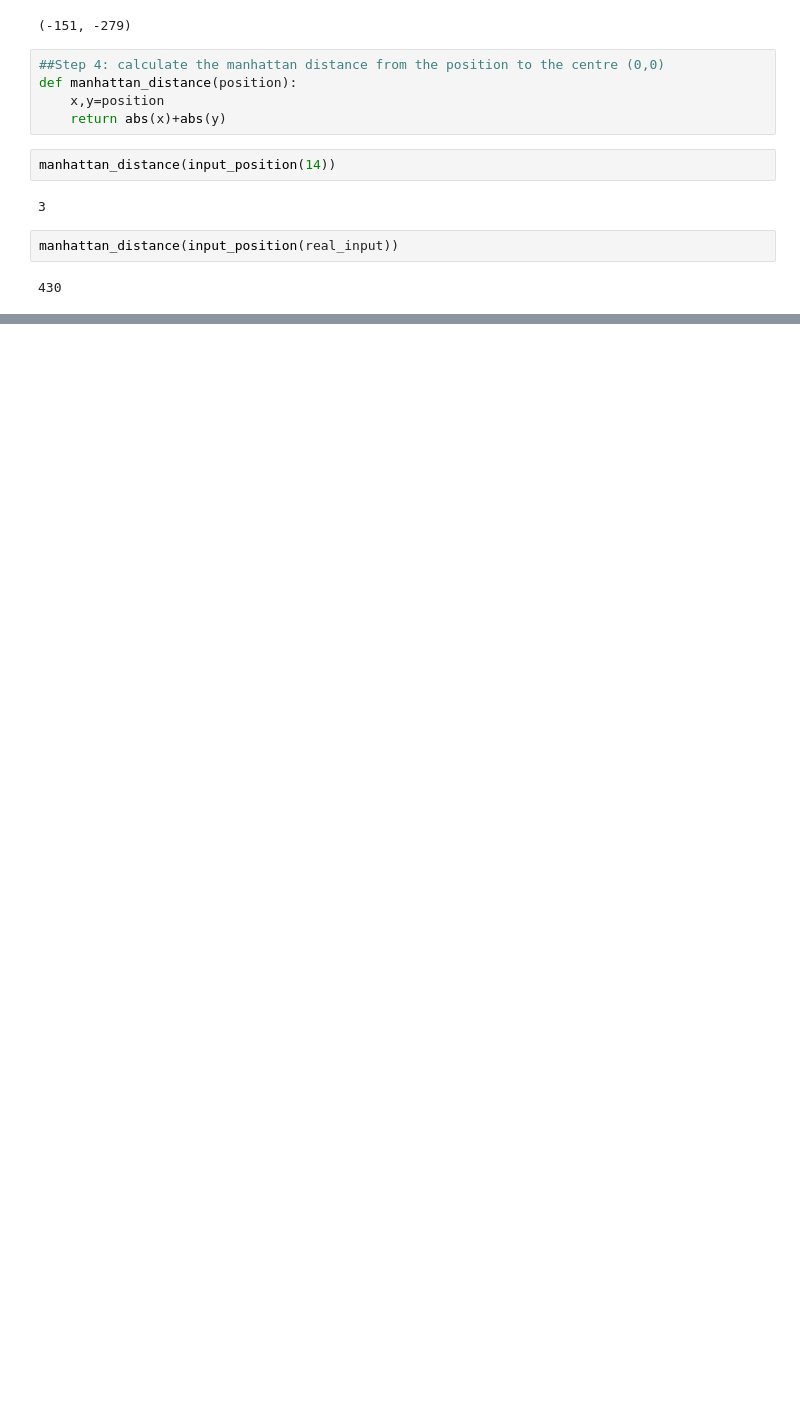
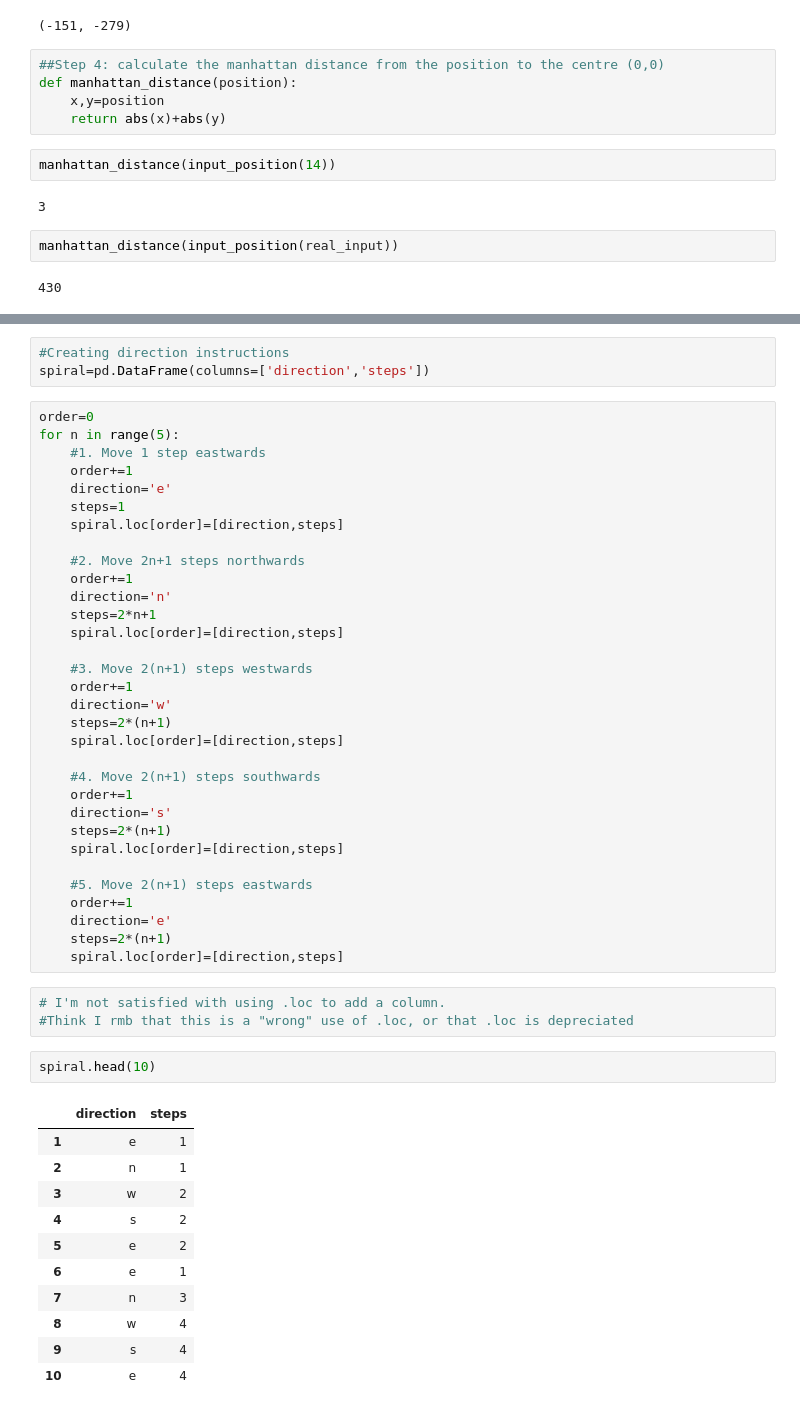
Before and after one commit to ddanieltan/538-riddles, a Jupyter notebook: adventofcode-2017/3-Spiral-memory/solution.ipynb, the cells around one changed output, grey strips where cells are left out. Saved outputs shown, nothing was run; the diff lists cells and outputs as text; blank space fills up the shorter version.

```diff
--- a/adventofcode-2017/3-Spiral-memory/solution.ipynb
+++ b/adventofcode-2017/3-Spiral-memory/solution.ipynb
@@ -129,0 +163,52 @@ Maybe I have to just brute force a script to make this pattern from scratch...
+# %%
+#Creating direction instructions
+spiral=pd.DataFrame(columns=['direction','steps'])
+# %%
+order=0
+for n in range(5):
+    #1. Move 1 step eastwards
+    order+=1
+    direction='e'
+    steps=1
+    spiral.loc[order]=[direction,steps]
+
+    #2. Move 2n+1 steps northwards
+    order+=1
+    direction='n'
+    steps=2*n+1
+    spiral.loc[order]=[direction,steps]
+
+    #3. Move 2(n+1) steps westwards
+    order+=1
+    direction='w'
+    steps=2*(n+1)
+    spiral.loc[order]=[direction,steps]
+
+    #4. Move 2(n+1) steps southwards
+    order+=1
+    direction='s'
+    steps=2*(n+1)
+    spiral.loc[order]=[direction,steps]
+
+    #5. Move 2(n+1) steps eastwards
+    order+=1
+    direction='e'
+    steps=2*(n+1)
+    spiral.loc[order]=[direction,steps]
+# %%
+# I'm not satisfied with using .loc to add a column.
+#Think I rmb that this is a "wrong" use of .loc, or that .loc is depreciated
+# %%
+spiral.head(10)
+# %% [output]
+|  | direction | steps |
+| 1 | e | 1 |
+| 2 | n | 1 |
+| 3 | w | 2 |
+| 4 | s | 2 |
+| 5 | e | 2 |
+| 6 | e | 1 |
+| 7 | n | 3 |
+| 8 | w | 4 |
+| 9 | s | 4 |
+| 10 | e | 4 |
```
Also changed, not shown: parts of 9 cells of this notebook.
